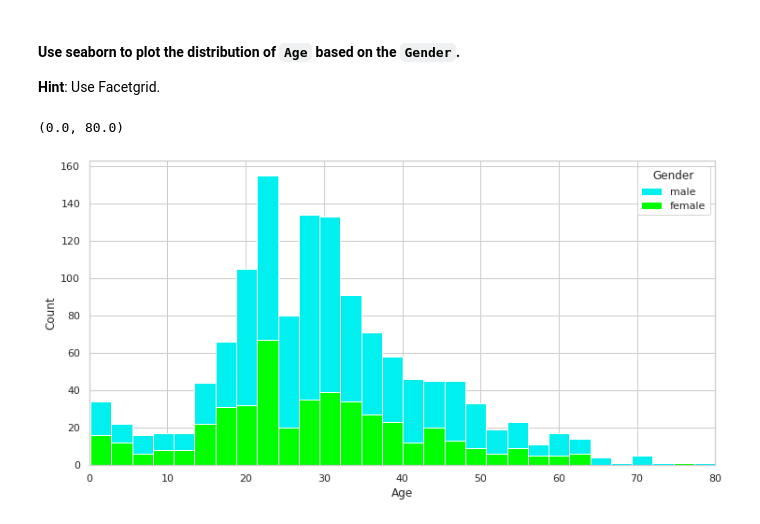
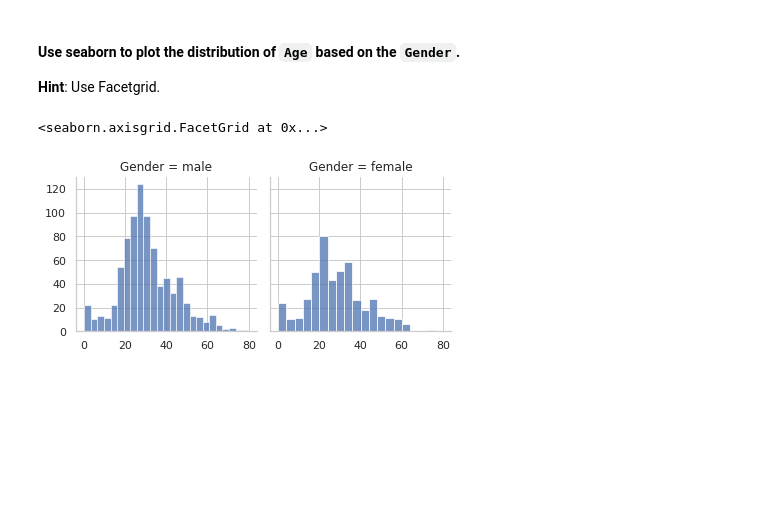
Before and after one commit to Ironhack-Data-Madrid-Enero-2022/lab-matplotlib-seaborn, a Jupyter notebook: your-code/main.ipynb, the cells around one changed output. Saved outputs shown, nothing was run; the diff lists cells and outputs as text; code cells hidden in the pictures; blank space fills up the shorter version.

```diff
--- a/your-code/main.ipynb
+++ b/your-code/main.ipynb
@@ -349,9 +349,9 @@ sns.pairplot(titanic, hue="Pclass")
 # %% [markdown]
 #### Use seaborn to plot the distribution of `Age` based on the `Gender`.
 **Hint**: Use Facetgrid.
-# %%
-sns.histplot(data=titanic, x= "Age", hue="Gender", palette=["#00f0f0", "#00ff00"],alpha=1, multiple='stack')
-plt.xlim(0,80)
-# %% [output]
-(0.0, 80.0)
-[figure, removed]
+# %%
+g = sns.FacetGrid(titanic, col="Gender")
+g.map_dataframe(sns.histplot, x="Age")
+# %% [output]
+<seaborn.axisgrid.FacetGrid at 0x...>
+[figure, added]
```
Also changed, not shown: parts of 3 cells of this notebook.
